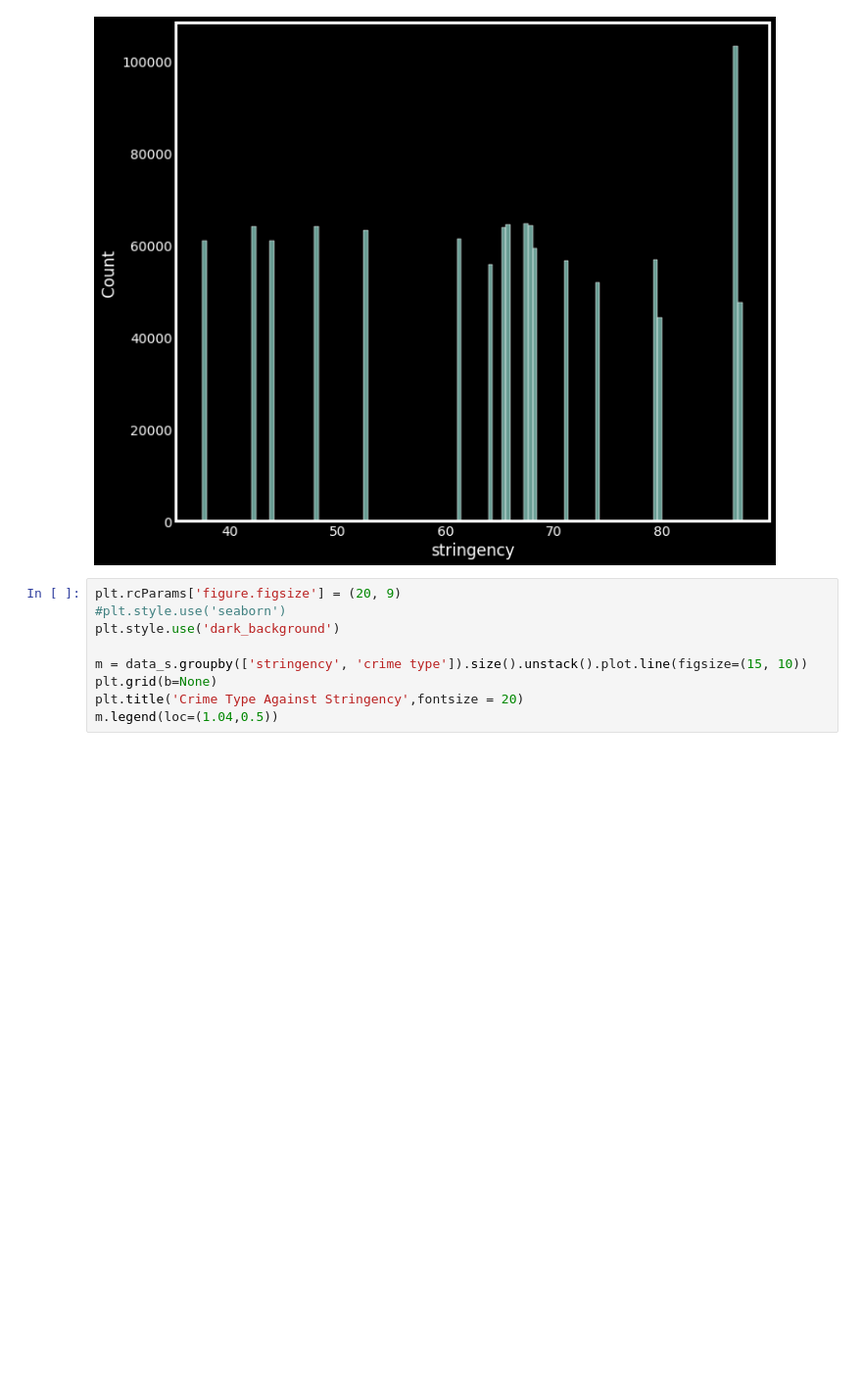
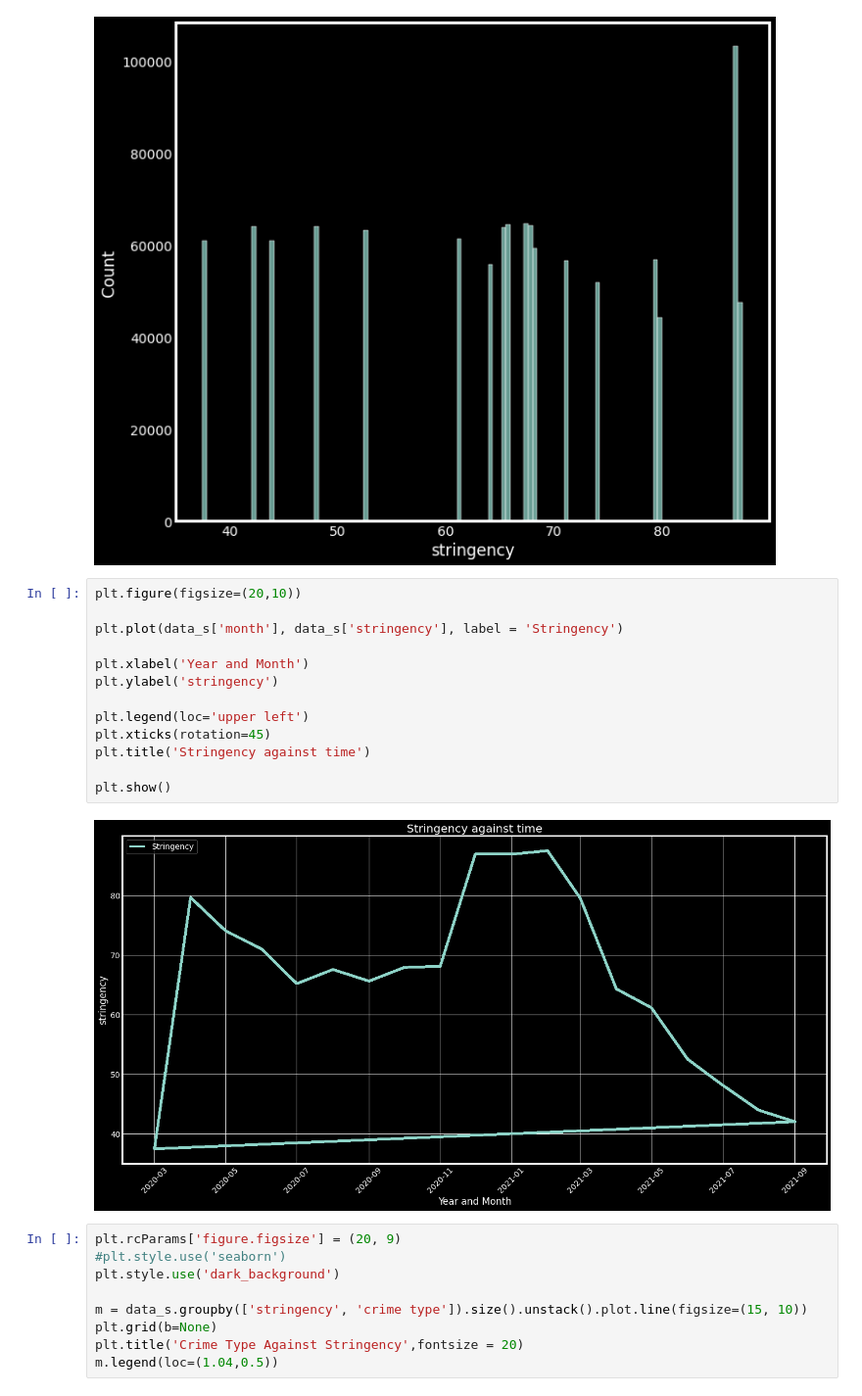
Before and after one commit to Linazk/street-crime-analysis-group-project, a Jupyter notebook: src/analysis_for_london_data.ipynb, the cells around one changed output. Shown at 98% size. Drawn from its saved outputs; the diff is of its cells as text; blank space fills up the shorter version.

Commit message:
added more EDA plots

```diff
--- a/src/analysis_for_london_data.ipynb
+++ b/src/analysis_for_london_data.ipynb
@@ -374,6 +374,21 @@ sns.histplot(data=data_s['stringency'])
 plt.show()
 # %% [output]
 [figure]
+# %%
+plt.figure(figsize=(20,10))
+
+plt.plot(data_s['month'], data_s['stringency'], label = 'Stringency')
+
+plt.xlabel('Year and Month')
+plt.ylabel('stringency')
+
+plt.legend(loc='upper left')
+plt.xticks(rotation=45)
+plt.title('Stringency against time')
+
+plt.show()
+# %% [output]
+[figure, added]
 # %%
 plt.rcParams['figure.figsize'] = (20, 9)
 #plt.style.use('seaborn')
```
Also changed, not shown: parts of 14 cells of this notebook.
